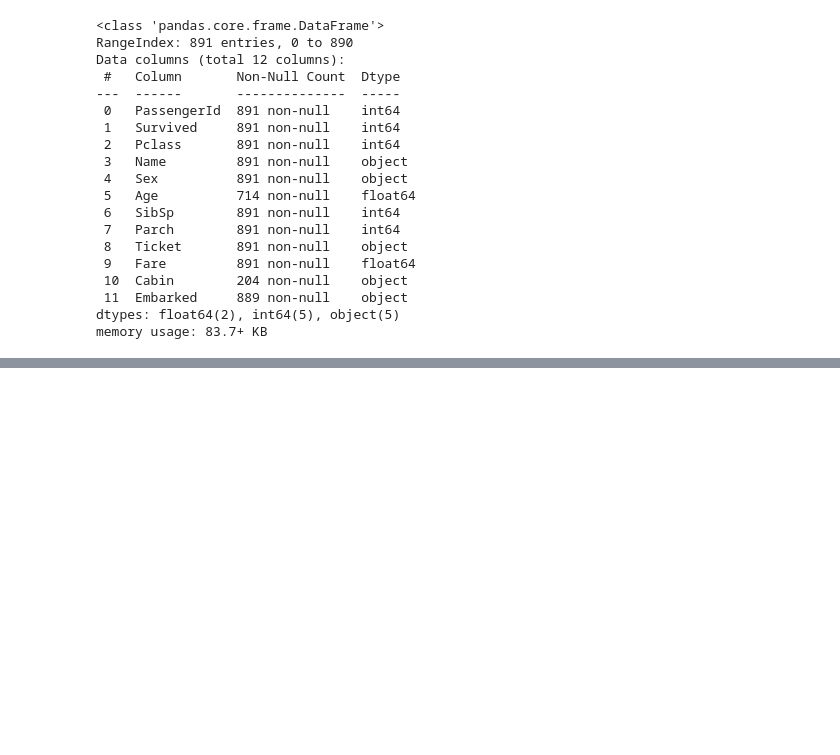
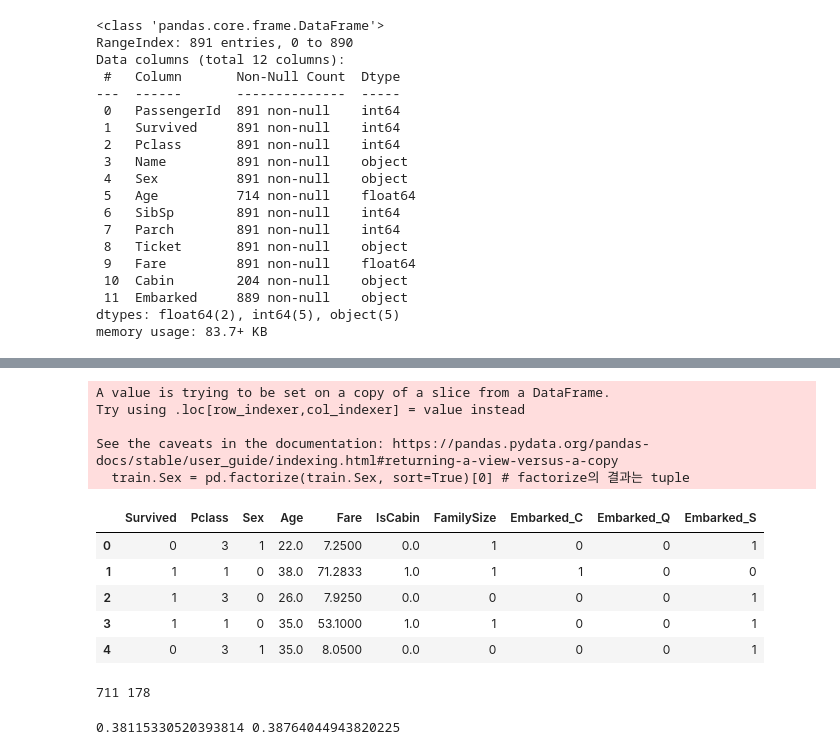
Before and after one commit to sajacaros/bootcamp_colab, a Jupyter notebook: ai6_linear.ipynb, the cells around one changed output, grey strips where cells are left out. Saved outputs shown, nothing was run; the diff lists cells and outputs as text; code cells hidden in the pictures; blank space fills up the shorter version.

```diff
--- a/ai6_linear.ipynb
+++ b/ai6_linear.ipynb
@@ -111,3 +136,0 @@ train.is_cabin.mean()
-# %%
-train = train.drop(columns='Cabin')
-train.head()
@@ -124,0 +149,4 @@ hello
+# %%
+# 결측치 채우기
+train.Age = train.Age.fillna(train.Age.median())
+train.Age.describe()
@@ -124,0 +181,4 @@ hello
+# %%
+# 결측행 지우기
+train = train.dropna()
+train.info()
@@ -124,0 +209,37 @@ hello
+# %%
+# Ordinal encoding
+# sort를 안해주면 값이 바뀔수 있음
+train.Sex = pd.factorize(train.Sex, sort=True)[0] # factorize의 결과는 tuple
+# train.Sex.map({'female':0, 'male':1})
+# %% [output]
+A value is trying to be set on a copy of a slice from a DataFrame.
+Try using .loc[row_indexer,col_indexer] = value instead
+
+See the caveats in the documentation: https://pandas.pydata.org/pandas-docs/stable/user_guide/indexing.html#returning-a-view-versus-a-copy
+  train.Sex = pd.factorize(train.Sex, sort=True)[0] # factorize의 결과는 tuple
+# %%
+# One-hot encoding
+train = pd.get_dummies(data=train, columns=['Embarked'])
+train.head()
+# %% [output]
+|  | Survived | Pclass | Sex | Age | Fare | IsCabin | FamilySize | Embarked_C | Embarked_Q | Embarked_S |
+| 0 | 0 | 3 | 1 | 22.0 | 7.2500 | 0.0 | 1 | 0 | 0 | 1 |
+| 1 | 1 | 1 | 0 | 38.0 | 71.2833 | 1.0 | 1 | 1 | 0 | 0 |
+| 2 | 1 | 3 | 0 | 26.0 | 7.9250 | 0.0 | 0 | 0 | 0 | 1 |
+| 3 | 1 | 1 | 0 | 35.0 | 53.1000 | 1.0 | 1 | 0 | 0 | 1 |
+| 4 | 0 | 3 | 1 | 35.0 | 8.0500 | 0.0 | 0 | 0 | 0 | 1 |
+# %%
+# data setting for training
+from sklearn.model_selection import train_test_split
+
+X = train.drop(columns=['Survived']) # feature vector
+y = train.Survived  # target value
+
+train_idx, valid_idx = train_test_split(range(len(train)), test_size=0.2, shuffle=True, random_state=42)
+print(len(train_idx), len(valid_idx))
+# %% [output]
+711 178
+# %%
+print(y.iloc[train_idx].mean(), y.iloc[valid_idx].mean())
+# %% [output]
+0.38115330520393814 0.38764044943820225
```
Also changed, not shown: parts of 33 cells of this notebook.
